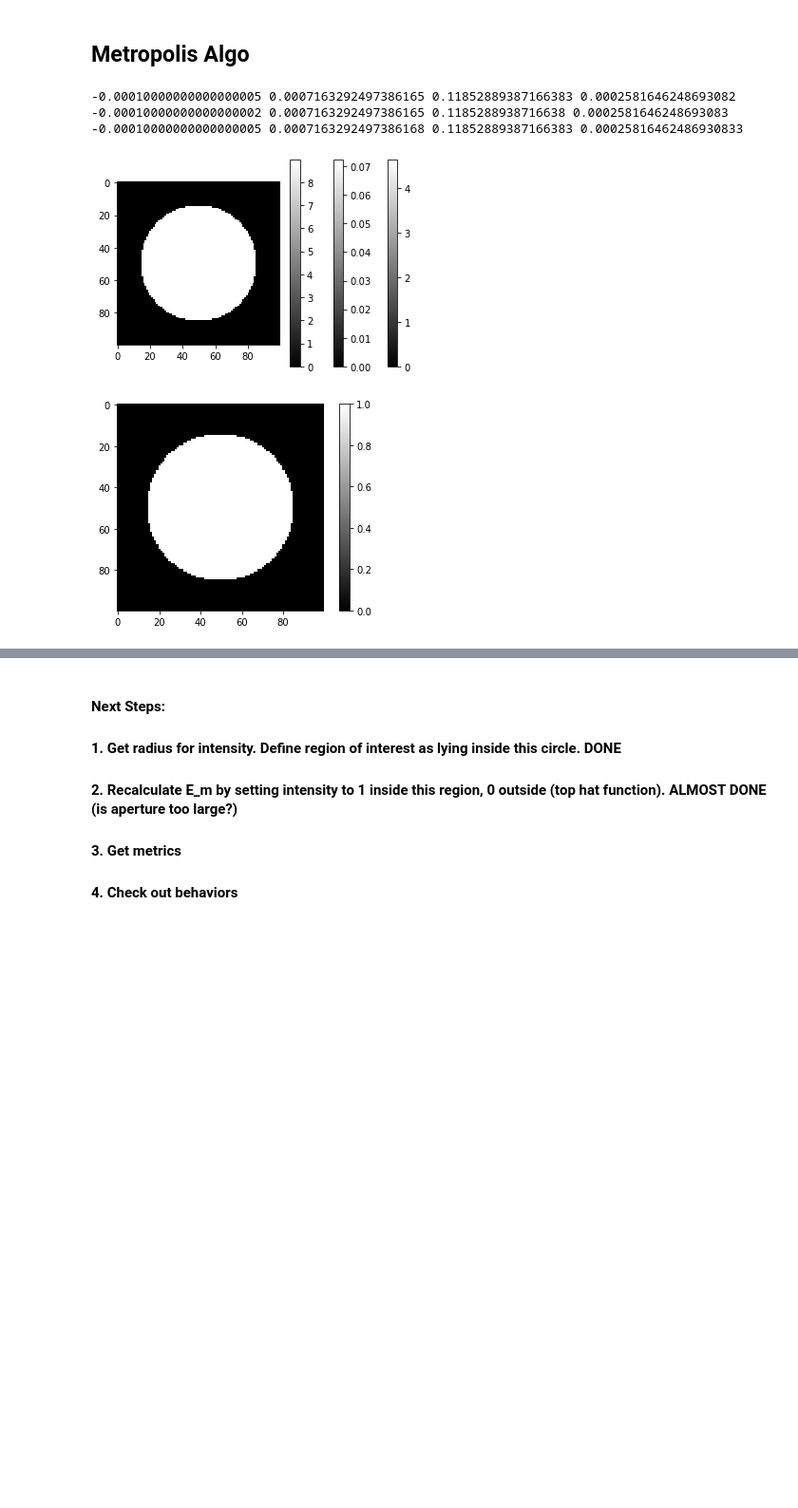
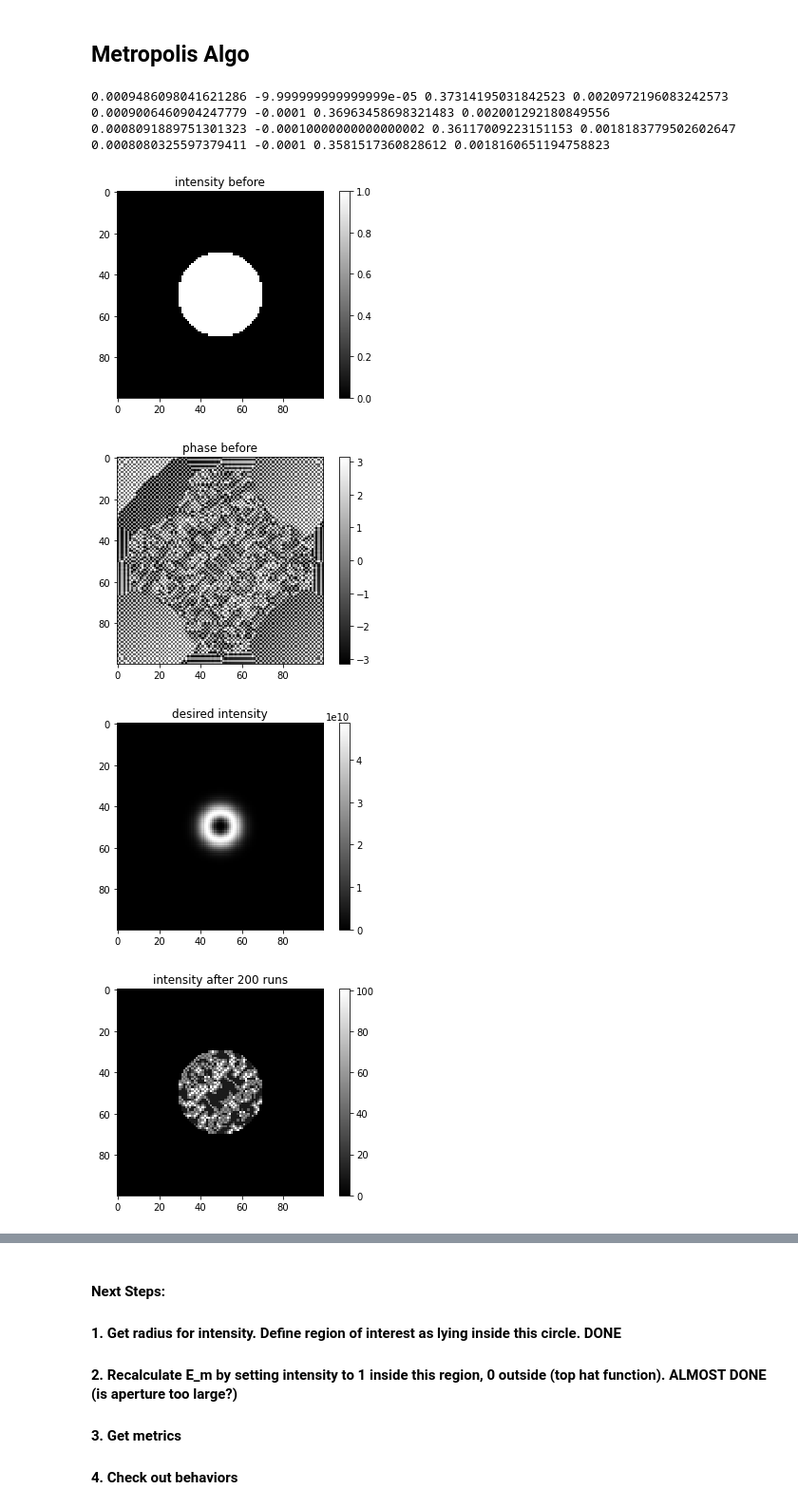
Before and after one commit to jabacousnac/Grier-Lab-Code, a Jupyter notebook: TrapOptimization.ipynb, the cells around one changed output, grey strips where cells are left out. Shown at 95% size. Cells and saved outputs as stored; diff of their text form; code cells hidden in the pictures; blank space fills up the shorter version.

Commit message:
Add files via upload
All code happens in metropolis. C is reasonable, now. Problem with values for phi (systematic increase)

```diff
--- a/TrapOptimization.ipynb
+++ b/TrapOptimization.ipynb
@@ -234,12 +256,12 @@ def run(k):
     return
-# %%
-run(3)
-# %% [output]
--0.00010000000000000005 0.0007163292497386165 0.11852889387166383 0.0002581646248693082
--0.00010000000000000002 0.0007163292497386165 0.1185288938716638 0.0002581646248693083
--0.00010000000000000005 0.0007163292497386168 0.11852889387166383 0.00025816462486930833
-[figure, removed]
-# %%
-aperture()
-# %% [output]
-[figure, removed]
+# %%
+metropolis(200)
+# %% [output]
+0.0009486098041621286 -9.999999999999999e-05 0.37314195031842523 0.0020972196083242573
+0.0009006460904247779 -0.0001 0.36963458698321483 0.002001292180849556
+0.0008091889751301323 -0.00010000000000000002 0.36117009223151153 0.0018183779502602647
+0.0008080325597379411 -0.0001 0.3581517360828612 0.0018160651194758823
+[figure, added]
+[figure, added]
+[figure, added]
+[figure, added]
```
Also changed, not shown: parts of 4 cells of this notebook.
